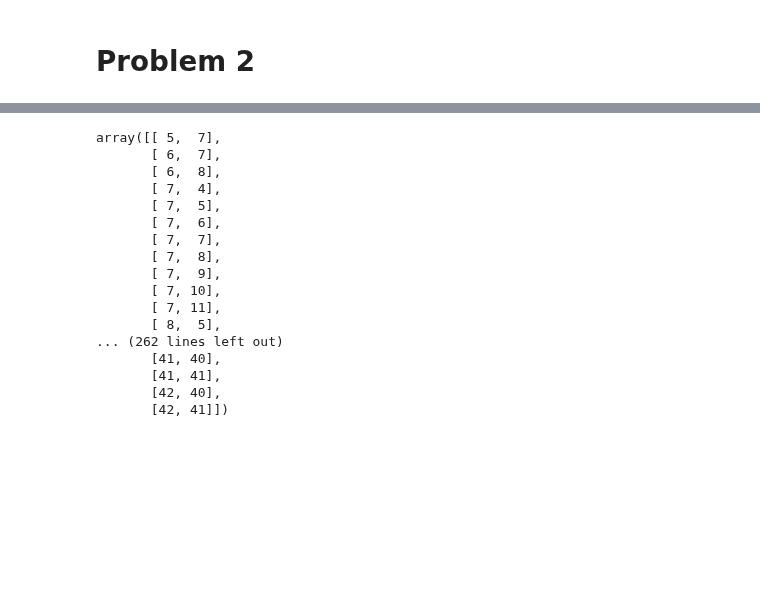
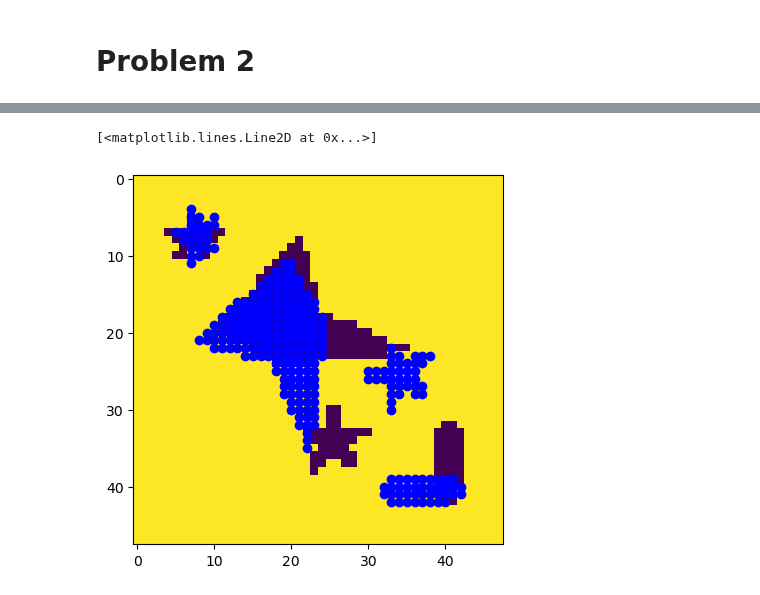
Before and after one commit to XavierVI/Intro_to_machine_learning_assignments, a Jupyter notebook: RL_Assignment/notebook.ipynb, the cells around one changed output, grey strips where cells are left out. Drawn from its saved outputs; the diff is of its cells as text; code cells hidden in the pictures; blank space fills up the shorter version.

```diff
--- a/RL_Assignment/notebook.ipynb
+++ b/RL_Assignment/notebook.ipynb
@@ -197,22 +195,10 @@ False
 # %%
 obstacle_indices = np.where(grid == False)
 
 locations = np.transpose(np.array([obstacle_indices[0], obstacle_indices[1]]))
+
+plt.imshow(grid)
+plt.plot(locations[:, 0], locations[:, 1], 'ob')
 # %% [output]
-array([[ 5,  7],
-       [ 6,  7],
-       [ 6,  8],
-       [ 7,  4],
-       [ 7,  5],
-       [ 7,  6],
-       [ 7,  7],
-       [ 7,  8],
-       [ 7,  9],
-       [ 7, 10],
-       [ 7, 11],
-       [ 8,  5],
-... (262 lines left out)
-       [41, 40],
-       [41, 41],
-       [42, 40],
-       [42, 41]])
+[<matplotlib.lines.Line2D at 0x...>]
+[figure, added]
```
Also changed, not shown: parts of 3 cells of this notebook, 1 other file.
